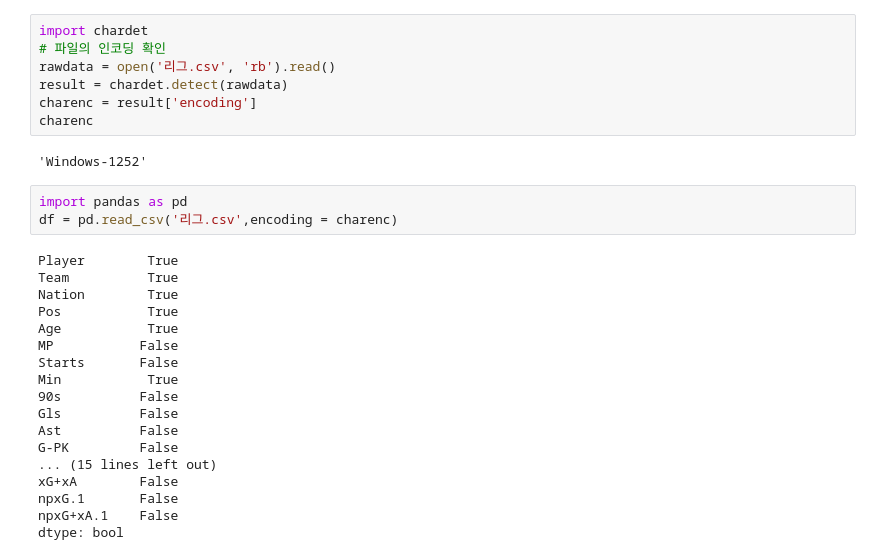
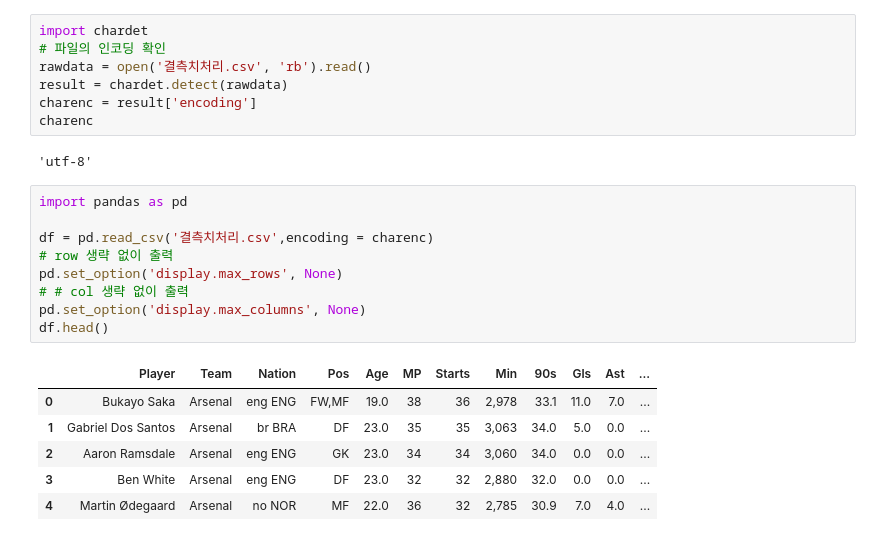
Before and after one commit to juniffel/AIFFELTHON, a Jupyter notebook: 데이터톤/데이터톤.ipynb, the cells around one changed output. Saved outputs shown, nothing was run; the diff lists cells and outputs as text.

```diff
--- a/데이터톤/데이터톤.ipynb
+++ b/데이터톤/데이터톤.ipynb
@@ -1,30 +1,25 @@
 # %%
 import chardet
 # 파일의 인코딩 확인
-rawdata = open('리그.csv', 'rb').read()
+rawdata = open('결측치처리.csv', 'rb').read()
 result = chardet.detect(rawdata)
 charenc = result['encoding']
 charenc
 # %% [output]
-'Windows-1252'
+'utf-8'
 # %%
 import pandas as pd
-df = pd.read_csv('리그.csv',encoding = charenc)
+
+df = pd.read_csv('결측치처리.csv',encoding = charenc)
+# row 생략 없이 출력
+pd.set_option('display.max_rows', None)
+# # col 생략 없이 출력
+pd.set_option('display.max_columns', None)
+df.head()
 # %% [output]
-Player        True
-Team          True
-Nation        True
-Pos           True
-Age           True
-MP           False
-Starts       False
-Min           True
-90s          False
-Gls          False
-Ast          False
-G-PK         False
-... (15 lines left out)
-xG+xA        False
-npxG.1       False
-npxG+xA.1    False
-dtype: bool
+|  | Player | Team | Nation | Pos | Age | MP | Starts | Min | 90s | Gls | Ast | ... |
+| 0 | Bukayo Saka | Arsenal | eng ENG | FW,MF | 19.0 | 38 | 36 | 2,978 | 33.1 | 11.0 | 7.0 | ... |
+| 1 | Gabriel Dos Santos | Arsenal | br BRA | DF | 23.0 | 35 | 35 | 3,063 | 34.0 | 5.0 | 0.0 | ... |
+| 2 | Aaron Ramsdale | Arsenal | eng ENG | GK | 23.0 | 34 | 34 | 3,060 | 34.0 | 0.0 | 0.0 | ... |
+| 3 | Ben White | Arsenal | eng ENG | DF | 23.0 | 32 | 32 | 2,880 | 32.0 | 0.0 | 0.0 | ... |
+| 4 | Martin Ødegaard | Arsenal | no NOR | MF | 22.0 | 36 | 32 | 2,785 | 30.9 | 7.0 | 4.0 | ... |
```
Also changed, not shown: parts of 17 cells of this notebook, 2 other files.
